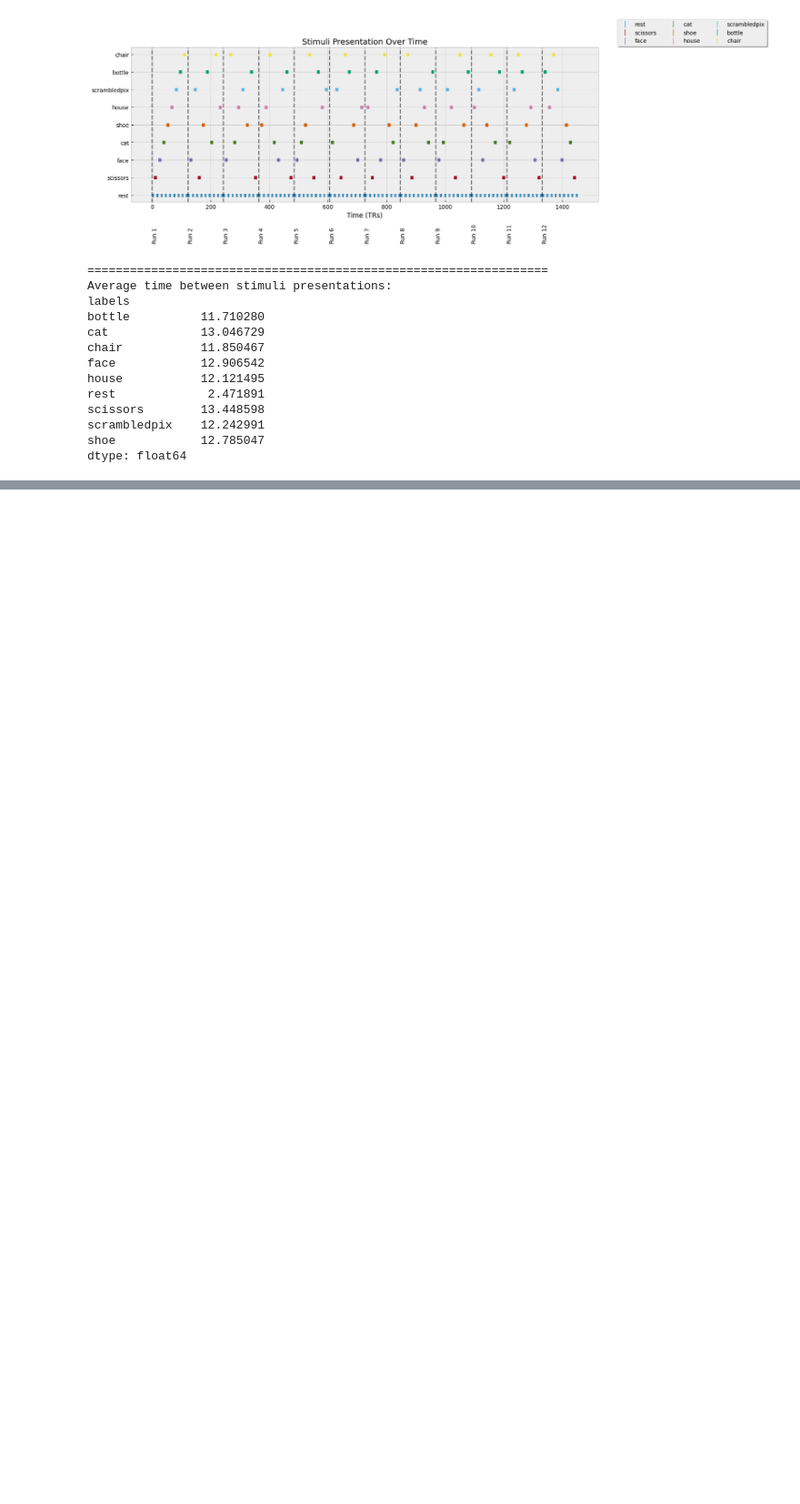
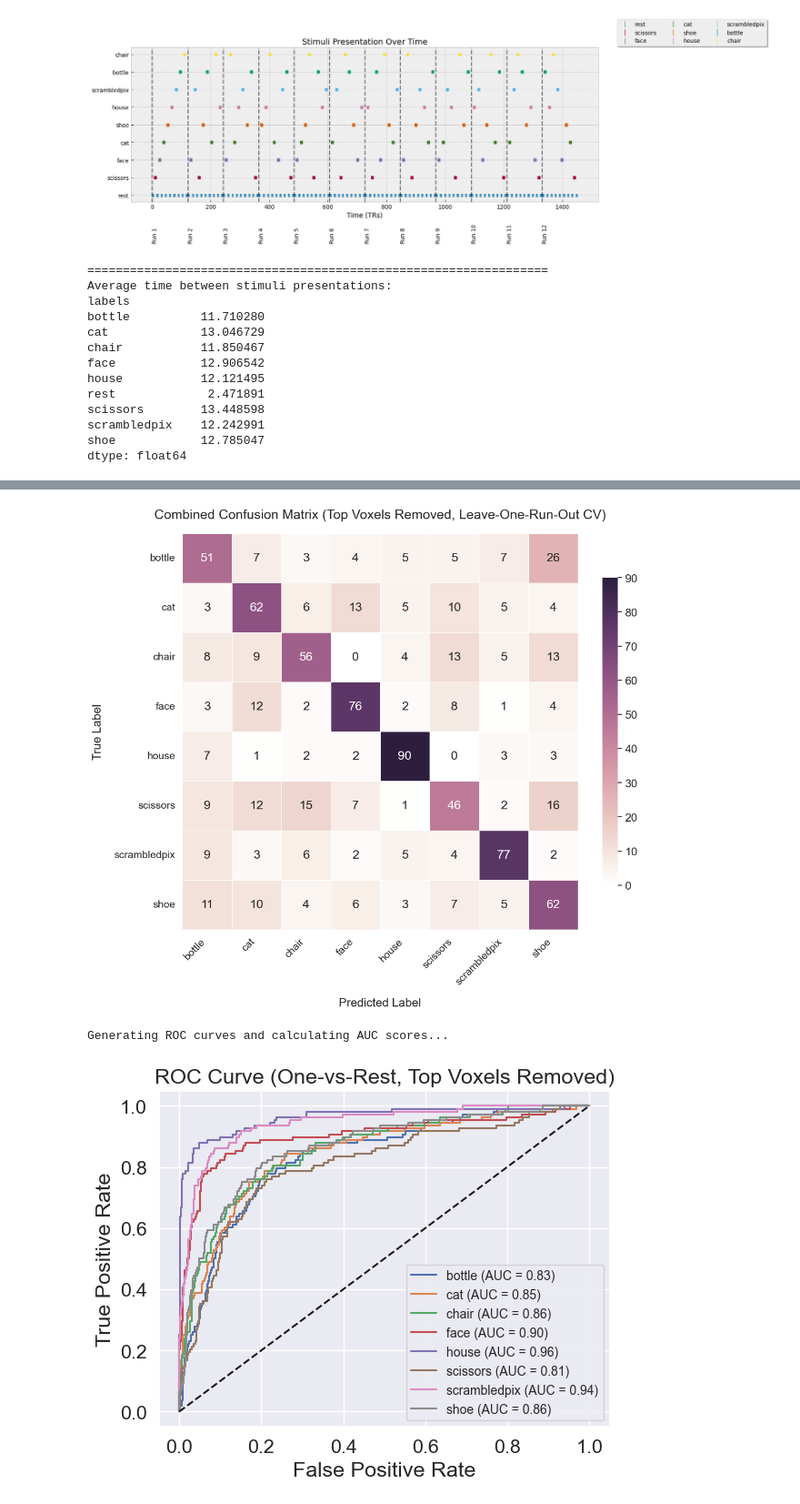
Before and after one commit to zacharybretton/modern_haxby2001, a Jupyter notebook: notebook.ipynb, the cells around one changed output, grey strips where cells are left out. Shown at 91% size. Saved outputs shown, nothing was run; the diff lists cells and outputs as text; code cells hidden in the pictures; blank space fills up the shorter version.

```diff
--- a/notebook.ipynb
+++ b/notebook.ipynb
@@ -177,0 +513,66 @@ dtype: float64
+# %%
+# Combine confusion matrices across all folds
+combined_conf_matrix_top_removed = sum(conf_matrices_top_removed)
+
+# Plot the combined confusion matrix
+plt.figure(figsize=(12, 10))
+sns.set(font_scale=1.4)  # Adjust the font scale for better readability
+
+# Define a custom color palette
+cmap = sns.cubehelix_palette(light=1, as_cmap=True)
+
+# Create the heatmap
+sns.heatmap(
+    combined_conf_matrix_top_removed,
+    annot=True,
+    fmt='d',
+    cmap=cmap,
+    xticklabels=grid_search_top_removed.classes_,
+    yticklabels=grid_search_top_removed.classes_,
+    linewidths=.5,
+    cbar_kws={"shrink": .75},
+    square=True
+)
+
+# Add titles and labels with enhanced formatting
+plt.title("Combined Confusion Matrix (Top Voxels Removed, Leave-One-Run-Out CV)", fontsize=18, pad=20)
+plt.xlabel("Predicted Label", fontsize=16, labelpad=15)
+plt.ylabel("True Label", fontsize=16, labelpad=15)
+
+# Rotate x-tick labels for better readability
+plt.xticks(rotation=45, ha="right", fontsize=14)
+plt.yticks(rotation=0, fontsize=14)
+
+plt.show()
+
+# Convert true labels and predicted probabilities to numpy arrays
+y_true_all_top_removed = np.array(y_true_all_top_removed)
+y_pred_prob_all_top_removed = np.array(y_pred_prob_all_top_removed)
+
+# Calculate and plot the ROC curve and AUC for each class
+print("Generating ROC curves and calculating AUC scores...")
+for i, class_name in enumerate(grid_search_top_removed.classes_):
+    y_true_binary_top_removed = (y_true_all_top_removed == class_name).astype(int)
+    fpr, tpr, _ = roc_curve(y_true_binary_top_removed, y_pred_prob_all_top_removed[:, i])
+    auc = roc_auc_score(y_true_binary_top_removed, y_pred_prob_all_top_removed[:, i])
+    auc_scores_top_removed.append(auc)
+
+    plt.plot(fpr, tpr, label=f'{class_name} (AUC = {auc:.2f})')
+
+plt.plot([0, 1], [0, 1], 'k--')
+plt.xlabel('False Positive Rate')
+plt.ylabel('True Positive Rate')
+plt.title('ROC Curve (One-vs-Rest, Top Voxels Removed)')
+
+# Adjust legend size
+plt.legend(loc='lower right', prop={'size': 10})  # Smaller legend size
+plt.show()
+
+# Print AUC scores for each class
+print("AUC scores for each class:")
+for class_name, auc in zip(grid_search_top_removed.classes_, auc_scores_top_removed):
+    print(f"  {class_name}: AUC = {auc:.2f}")
+# %% [output]
+[figure, added]
+Generating ROC curves and calculating AUC scores...
+[figure, added]
```
Also changed, not shown: parts of 14 cells of this notebook.
